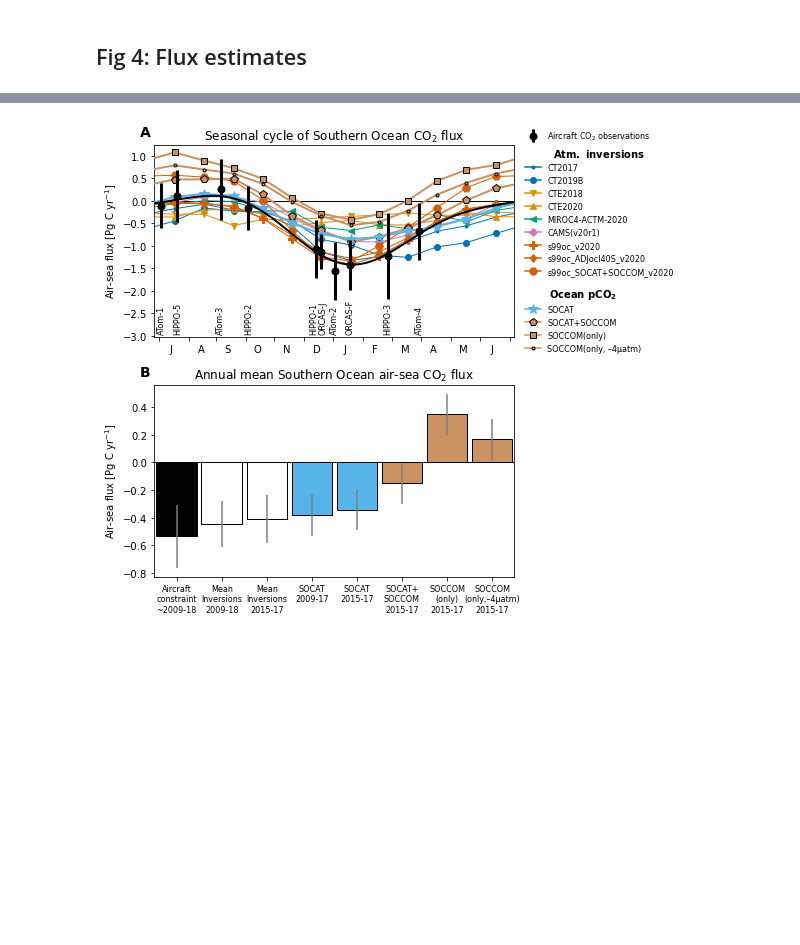
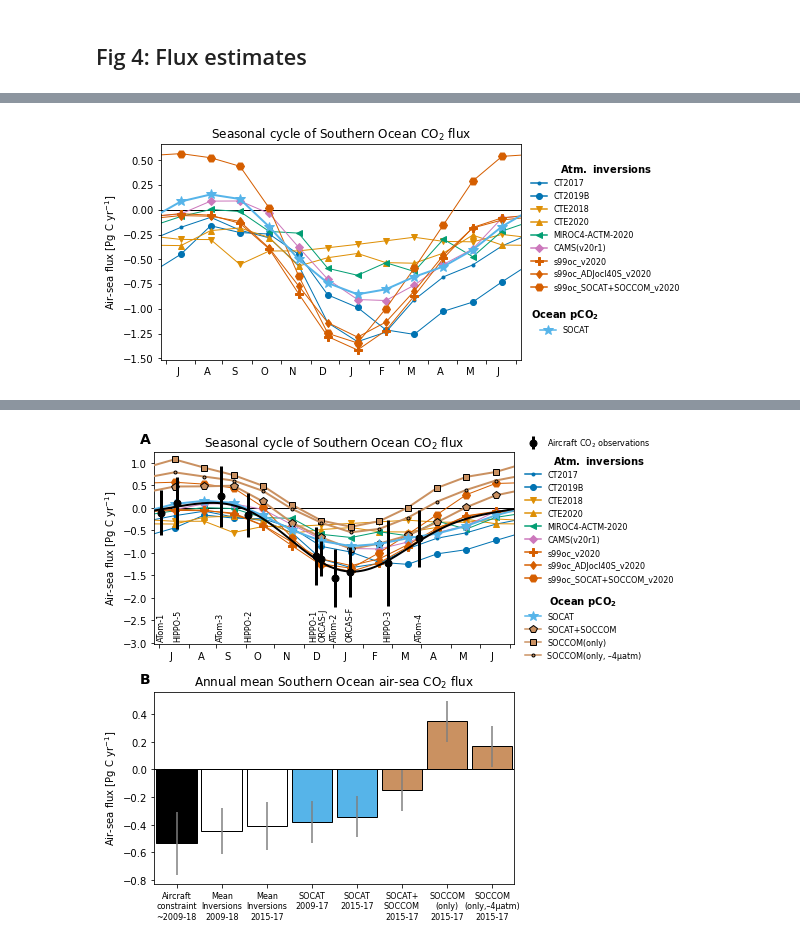
Before and after one commit to NCAR/so-co2-airborne-obs, a Jupyter notebook: so-co2-airborne-obs/fluxes.ipynb, the cells around one changed output, grey strips where cells are left out. Cells and saved outputs as stored; diff of their text form; code cells hidden in the pictures; blank space fills up the shorter version.

```diff
--- a/so-co2-airborne-obs/fluxes.ipynb
+++ b/so-co2-airborne-obs/fluxes.ipynb
@@ -300,0 +360,58 @@ ann_mean_flux(ax)
+# %%
+fig = plt.figure(figsize=(5, 3)) #dpi=300)
+
+# set up plot grid
+gs = gridspec.GridSpec(
+    nrows=1, ncols=1,
+    left=0, right=1,
+    bottom=0., top=1,
+    hspace=0.25, wspace=0.15,
+)
+
+axs = [
+    plt.subplot(gs[0, 0]),
+]
+
+
+h = ec.flux_contraint_seasonal_cycle(axs[0], ac, dsets_sfco2_mon, not_aircraft=True, not_soccom=True)
+axs[0].set_title('Seasonal cycle of Southern Ocean CO$_2$ flux')
+
+marker_spec = figure_panels.marker_spec_models()
+sfco2_ocn_model_list = list(dsets_sfco2_mon.keys())
+if 'TM5-Flux-mrf' in sfco2_ocn_model_list and 'SOM-FFN' in sfco2_ocn_model_list:
+    sfco2_ocn_model_list.remove('TM5-Flux-mrf')
+
+spec = {}
+legend_elements_inv = []
+legend_elements_pco2 = []
+for model in sfco2_ocn_model_list:
+    field = 'CO2' if 'CO2' in marker_spec[model] else 'CO2_OCN'
+    spec = {k: v for k, v in marker_spec[model][field].items()}
+    spec['label'] = ec.flux_label(marker_spec[model][field]['label'])
+    if model in sfco2_ocn_inversions:
+        legend_elements_inv.append(Line2D([0], [0], **spec))
+
+    elif model in sfco2_ocn_pco2_clim or model in sfco2_ocn_soccom:
+        if 'TM5' in model:
+            continue
+        legend_elements_pco2.append(Line2D([0], [0], **spec))
+
+
+from matplotlib.legend_handler import HandlerErrorbar
+# leg0 = axs[0].legend(handles=[h], labels=['Aircraft CO$_2$ observations'], ncol=1,
+#                      handler_map={type(h): HandlerErrorbar(xerr_size=0.8)},
+#                      handlelength=2,
+#                      fontsize=8, loc=(1.02, 1), frameon=False,)
+
+leg1 = axs[0].legend(handles=legend_elements_inv, ncol=1,
+          fontsize=8, loc=(1.02, 0.3), frameon=False, title="$\\bf{Atm.\ inversions}$");
+
+leg2 = axs[0].legend(handles=legend_elements_pco2, ncol=1,
+          fontsize=8, loc=(1.02, 0.1), frameon=False, title='$\\bf{Ocean\ pCO_2}$');
+
+#axs[0].add_artist(leg0)
+axs[0].add_artist(leg1)
+
+util.savefig(f'fluxes-seasonsal-cycle-inversions+pco2.pdf')
+# %% [output]
+[figure, added]
```
Also changed, not shown: parts of 4 cells of this notebook, 22 other files.
